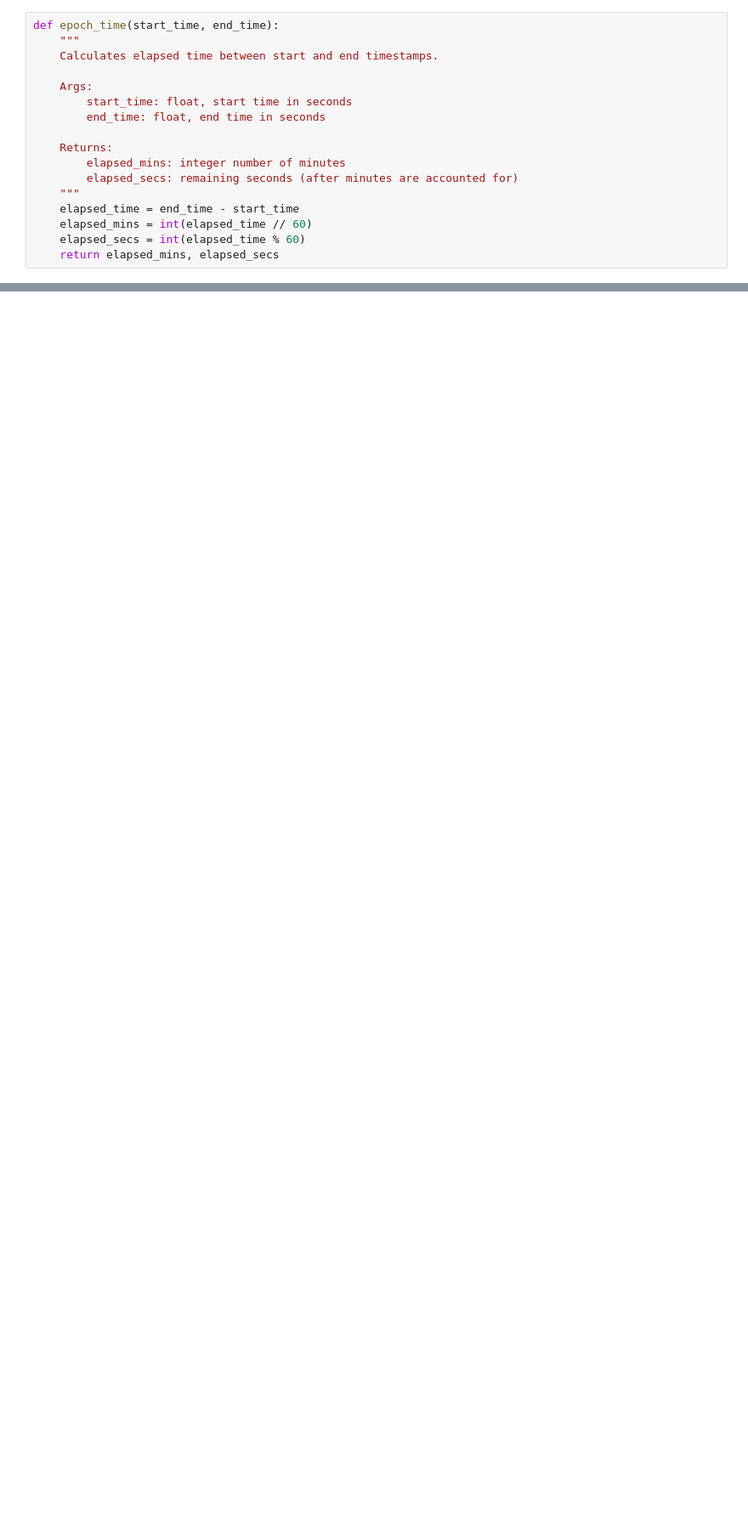
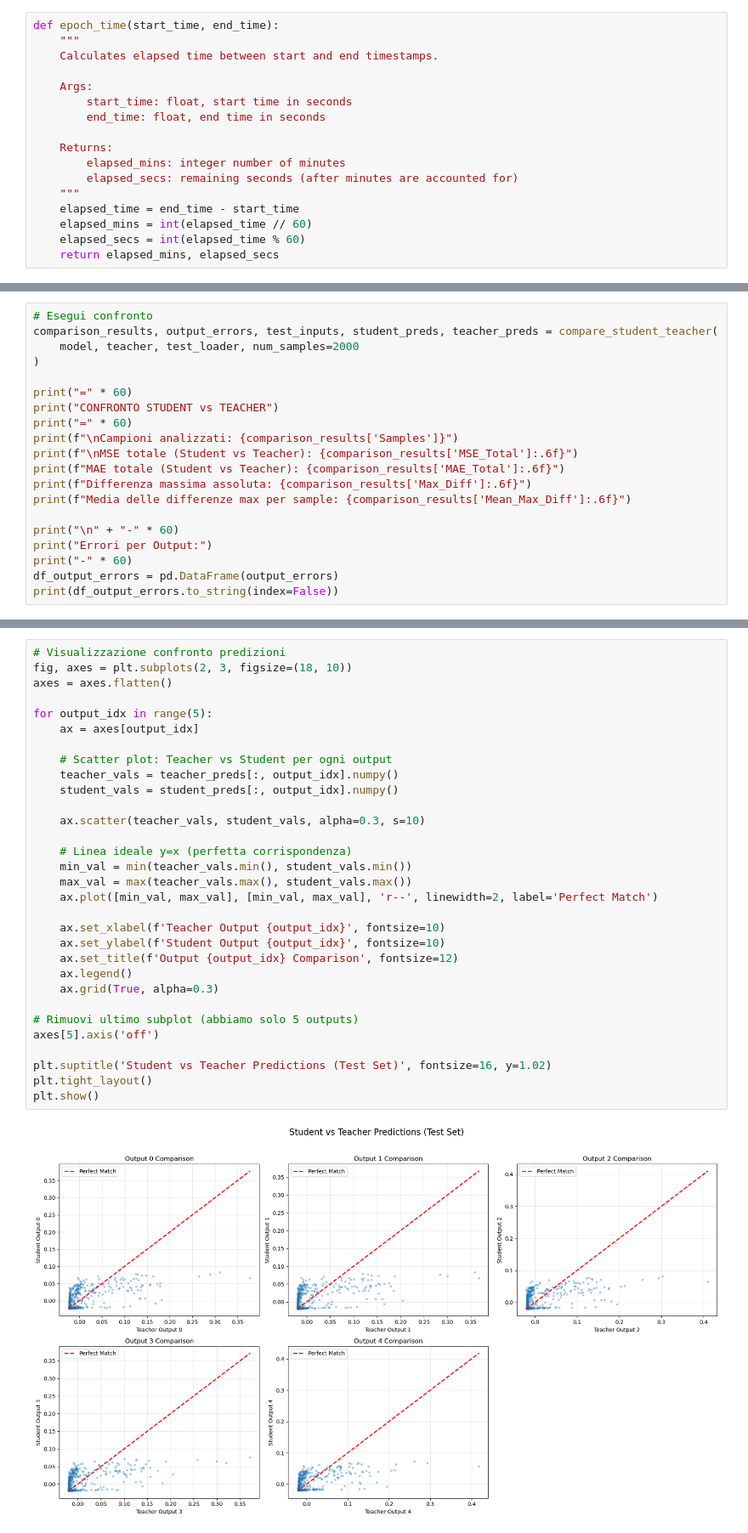
Before and after one commit to a-ciarniello/Tropical_Simplex, a Jupyter notebook: Fully_Connected_MLP.ipynb, the cells around one changed output, grey strips where cells are left out. Shown at 85% size. Saved outputs shown, nothing was run; the diff lists cells and outputs as text; blank space fills up the shorter version.

```diff
--- a/Fully_Connected_MLP.ipynb
+++ b/Fully_Connected_MLP.ipynb
@@ -431,0 +901,20 @@ ValueError: too many values to unpack (expected 3)
+# %%
+# Esegui confronto
+comparison_results, output_errors, test_inputs, student_preds, teacher_preds = compare_student_teacher(
+    model, teacher, test_loader, num_samples=2000
+)
+
+print("=" * 60)
+print("CONFRONTO STUDENT vs TEACHER")
+print("=" * 60)
+print(f"\nCampioni analizzati: {comparison_results['Samples']}")
+print(f"\nMSE totale (Student vs Teacher): {comparison_results['MSE_Total']:.6f}")
+print(f"MAE totale (Student vs Teacher): {comparison_results['MAE_Total']:.6f}")
+print(f"Differenza massima assoluta: {comparison_results['Max_Diff']:.6f}")
+print(f"Media delle differenze max per sample: {comparison_results['Mean_Max_Diff']:.6f}")
+
+print("\n" + "-" * 60)
+print("Errori per Output:")
+print("-" * 60)
+df_output_errors = pd.DataFrame(output_errors)
+print(df_output_errors.to_string(index=False))
@@ -431,0 +942,33 @@ ValueError: too many values to unpack (expected 3)
+# %%
+# Visualizzazione confronto predizioni
+fig, axes = plt.subplots(2, 3, figsize=(18, 10))
+axes = axes.flatten()
+
+for output_idx in range(5):
+    ax = axes[output_idx]
+
+    # Scatter plot: Teacher vs Student per ogni output
+    teacher_vals = teacher_preds[:, output_idx].numpy()
+    student_vals = student_preds[:, output_idx].numpy()
+
+    ax.scatter(teacher_vals, student_vals, alpha=0.3, s=10)
+
+    # Linea ideale y=x (perfetta corrispondenza)
+    min_val = min(teacher_vals.min(), student_vals.min())
+    max_val = max(teacher_vals.max(), student_vals.max())
+    ax.plot([min_val, max_val], [min_val, max_val], 'r--', linewidth=2, label='Perfect Match')
+
+    ax.set_xlabel(f'Teacher Output {output_idx}', fontsize=10)
+    ax.set_ylabel(f'Student Output {output_idx}', fontsize=10)
+    ax.set_title(f'Output {output_idx} Comparison', fontsize=12)
+    ax.legend()
+    ax.grid(True, alpha=0.3)
+
+# Rimuovi ultimo subplot (abbiamo solo 5 outputs)
+axes[5].axis('off')
+
+plt.suptitle('Student vs Teacher Predictions (Test Set)', fontsize=16, y=1.02)
+plt.tight_layout()
+plt.show()
+# %% [output]
+[figure, added]
```
Also changed, not shown: parts of 28 cells of this notebook, 5 other files.
